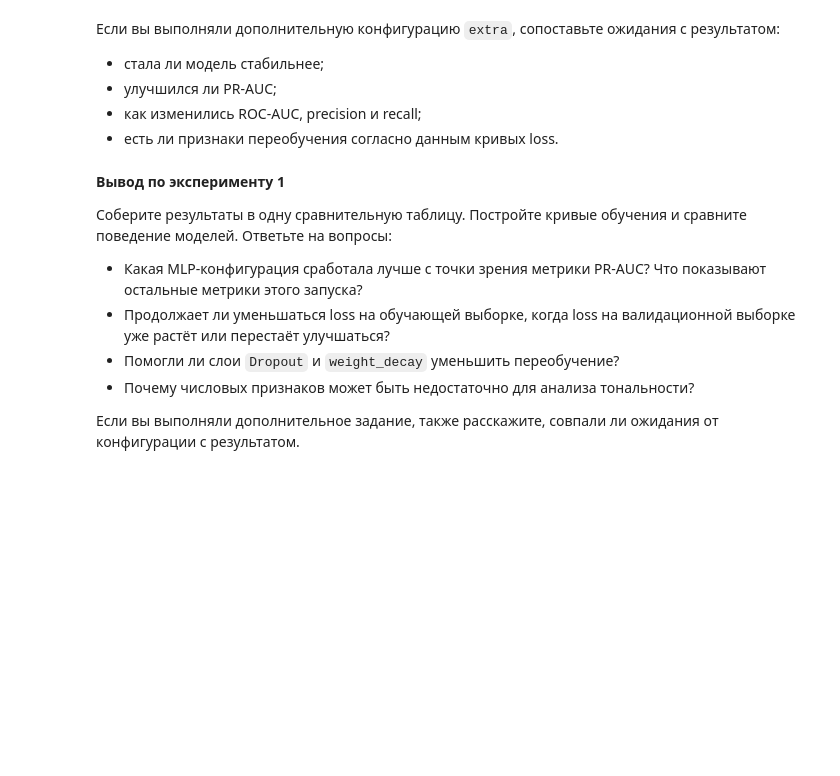
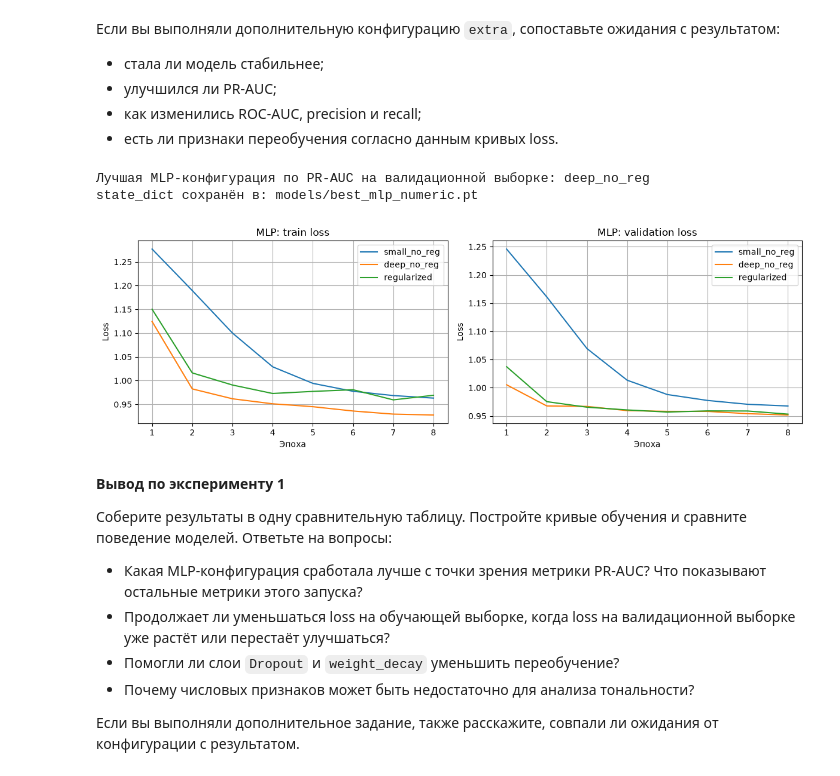
Before and after one commit to nikolai/practicum-tone-of-review-by-neural-network, a Jupyter notebook: tone_of_review_by_neural_network.ipynb, the cells around one changed output. Saved outputs shown, nothing was run; the diff lists cells and outputs as text; code cells hidden in the pictures; blank space fills up the shorter version.

```diff
--- a/tone_of_review_by_neural_network.ipynb
+++ b/tone_of_review_by_neural_network.ipynb
@@ -367,7 +1387,8 @@ class MLP(nn.Module):
 
     def forward(self, x):
         # Опишите прямой проход модели
-        return ...
+        logits = self.net(x)
+        return logits
 # %%
 def train_epoch(model, loader, criterion, optimizer, device):
     model.train()
@@ -380,8 +1401,8 @@ def train_epoch(model, loader, criterion, optimizer, device):
         # Выполните шаг обучения:
         # zero_grad → forward → loss → backward → step
         optimizer.zero_grad()
-        logits = ...
-        loss = ...
+        logits = model(features)
+        loss = criterion(logits, target.unsqueeze(1).float())
         loss.backward()
         optimizer.step()
 
@@ -402,9 +1423,9 @@ def evaluate(model, loader, criterion, device):
             target = target.to(device)
 
             # Выполните forward pass и посчитайте loss
-            logits = ...
-            loss = ...
-            probs = ...
+            logits = model(features)
+            loss = criterion(logits, target.unsqueeze(1).float())
+            probs = torch.sigmoid(logits).squeeze(1)
 
             total_loss += loss.item() * len(target)
             all_probs.extend(probs.cpu().numpy())
@@ -454,6 +1477,8 @@ def run_experiment(model, loaders: dict, config: dict):
                 key: value.detach().cpu().clone()
                 for key, value in model.state_dict().items()
             }
+        print(
+            f'\t{epoch}) train_loss={train_loss:0.2f}, val_loss={val_metrics["loss"]:0.2f}, val_pr_auc={val_metrics["pr_auc"]:0.6f}')
 
     model.load_state_dict(best_state)
     return model, pd.DataFrame(history)
@@ -490,6 +1517,7 @@ mlp_models = {}
 mlp_rows = []
 
 for config in mlp_configs:
+    print(f'Running config {config["name"]}')
     set_seed(RANDOM_STATE)
 
     model = MLP(
@@ -500,7 +1528,7 @@ for config in mlp_configs:
     model, history = run_experiment(model, numeric_loaders, config)
 
     # Посчитайте метрики на test
-    test_metrics, _, _ = evaluate(..., ..., ..., ...)
+    test_metrics, _, _ = evaluate(model, numeric_loaders['test'], criterion, device)
 
     mlp_rows.append(
         {
@@ -518,4 +1546,4 @@ mlp_results = (
     .reset_index(drop=True)
 )
 
-display(mlp_results.round(4))
+display(mlp_results.round(5))
@@ -580,29 +1630,34 @@ best_mlp_model = mlp_models[best_mlp_name]
 best_mlp_path = MODELS_DIR / "best_mlp_numeric.pt"
 
 # Сохраните веса лучшей MLP через state_dict
-torch.save(..., best_mlp_path)
+torch.save(best_mlp_model.state_dict(), best_mlp_path)
 
 print(f"Лучшая MLP-конфигурация по PR-AUC на валидационной выборке: {best_mlp_name}")
 print(f"state_dict сохранён в: {best_mlp_path}")
+# %% [output]
+Лучшая MLP-конфигурация по PR-AUC на валидационной выборке: deep_no_reg
+state_dict сохранён в: models/best_mlp_numeric.pt
 # %%
 fig, axes = plt.subplots(1, 2, figsize=(12, 4))
 
 for name, history in mlp_histories.items():
     # Постройте train loss и validation loss для каждой конфигурации
-    axes[0].plot(..., ..., label=name)
-    axes[1].plot(..., ..., label=name)
+    axes[0].plot(history['epoch'], history['train_loss'], label=name)
+    axes[1].plot(history['epoch'], history['loss'], label=name)
 
 axes[0].set_title("MLP: train loss")
 axes[1].set_title("MLP: validation loss")
 
 for ax in axes:
     ax.set_xlabel("Эпоха")
     ax.set_ylabel("Loss")
     ax.grid(True)
     ax.legend()
 
 plt.tight_layout()
 plt.show()
+# %% [output]
+[figure, added]
 # %% [markdown]
 **Вывод по эксперименту 1**
 
```
Also changed, not shown: parts of 38 cells of this notebook, 2 other files.
